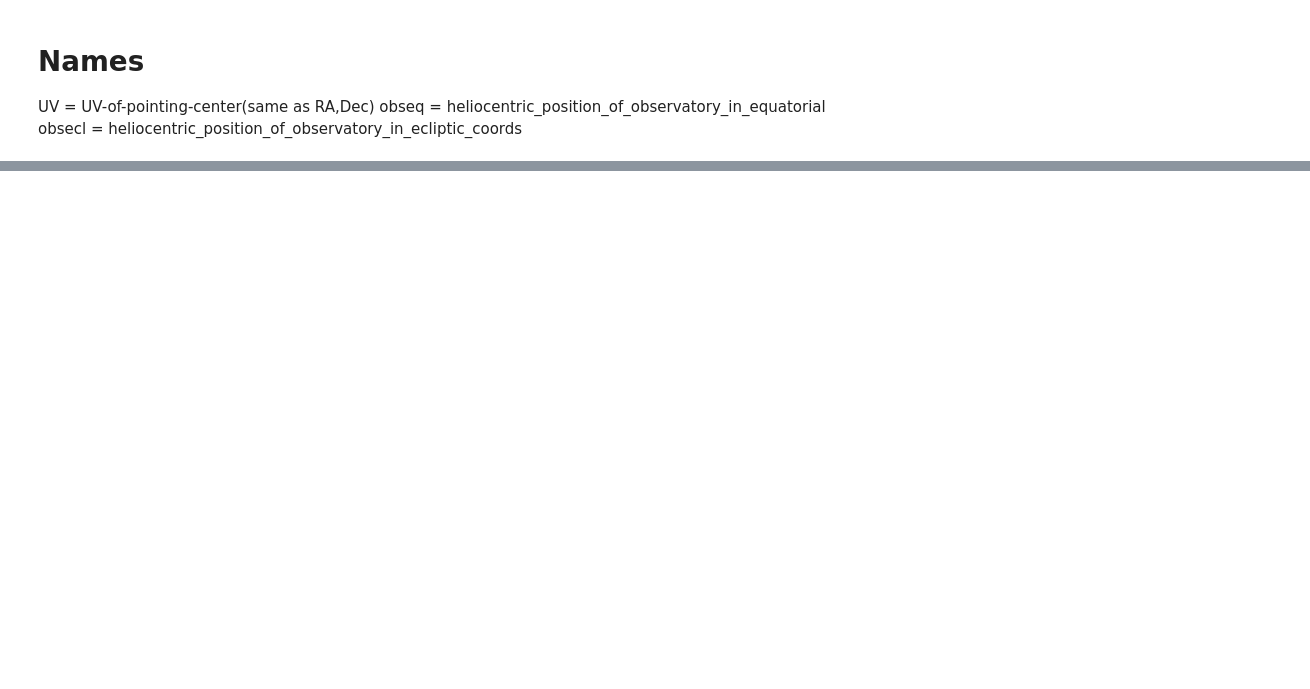
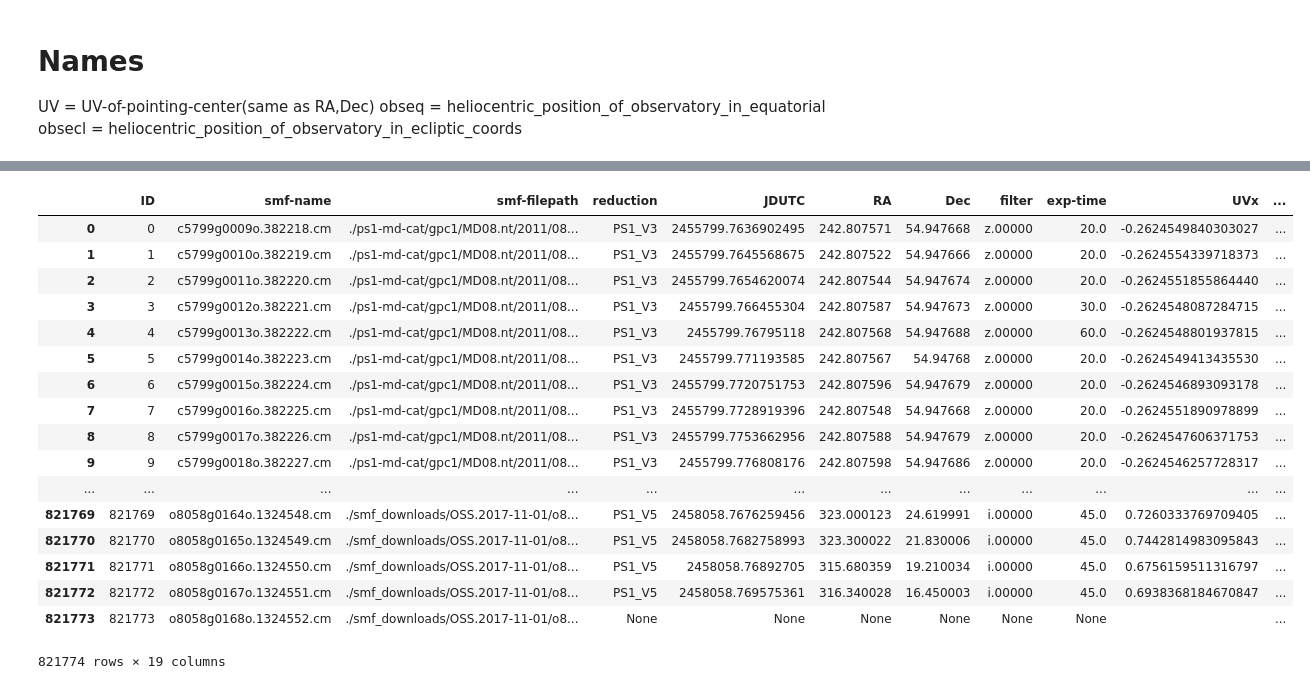
Before and after one commit to Alexandros101/Irregular-Satellites, a Jupyter notebook: readtable.ipynb, the cells around one changed output, grey strips where cells are left out. Cells and saved outputs as stored; diff of their text form; code cells hidden in the pictures; blank space fills up the shorter version.

```diff
--- a/readtable.ipynb
+++ b/readtable.ipynb
@@ -20,0 +24,12 @@ df.head()
+# %%
+import numpy as np
+def test(row):
+    try:
+        if float(row['RA']) > 100:
+            return True
+        else:
+            return False
+    except:
+        return np.nan
+
+df['RA>100'] = df.apply(test, axis=1)
@@ -20,0 +43,21 @@ df.head()
+# %%
+df
+# %% [output]
+|  | ID | smf-name | smf-filepath | reduction | JDUTC | RA | Dec | filter | exp-time | UVx | ... |
+| 0 | 0 | c5799g0009o.382218.cm | ./ps1-md-cat/gpc1/MD08.nt/2011/08... | PS1_V3 | 2455799.7636902495 | 242.807571 | 54.947668 | z.00000 | 20.0 | -0.2624549840303027 | ... |
+| 1 | 1 | c5799g0010o.382219.cm | ./ps1-md-cat/gpc1/MD08.nt/2011/08... | PS1_V3 | 2455799.7645568675 | 242.807522 | 54.947666 | z.00000 | 20.0 | -0.2624554339718373 | ... |
+| 2 | 2 | c5799g0011o.382220.cm | ./ps1-md-cat/gpc1/MD08.nt/2011/08... | PS1_V3 | 2455799.7654620074 | 242.807544 | 54.947674 | z.00000 | 20.0 | -0.2624551855864440 | ... |
+| 3 | 3 | c5799g0012o.382221.cm | ./ps1-md-cat/gpc1/MD08.nt/2011/08... | PS1_V3 | 2455799.766455304 | 242.807587 | 54.947673 | z.00000 | 30.0 | -0.2624548087284715 | ... |
+| 4 | 4 | c5799g0013o.382222.cm | ./ps1-md-cat/gpc1/MD08.nt/2011/08... | PS1_V3 | 2455799.76795118 | 242.807568 | 54.947688 | z.00000 | 60.0 | -0.2624548801937815 | ... |
+| 5 | 5 | c5799g0014o.382223.cm | ./ps1-md-cat/gpc1/MD08.nt/2011/08... | PS1_V3 | 2455799.771193585 | 242.807567 | 54.94768 | z.00000 | 20.0 | -0.2624549413435530 | ... |
+| 6 | 6 | c5799g0015o.382224.cm | ./ps1-md-cat/gpc1/MD08.nt/2011/08... | PS1_V3 | 2455799.7720751753 | 242.807596 | 54.947679 | z.00000 | 20.0 | -0.2624546893093178 | ... |
+| 7 | 7 | c5799g0016o.382225.cm | ./ps1-md-cat/gpc1/MD08.nt/2011/08... | PS1_V3 | 2455799.7728919396 | 242.807548 | 54.947668 | z.00000 | 20.0 | -0.2624551890978899 | ... |
+| 8 | 8 | c5799g0017o.382226.cm | ./ps1-md-cat/gpc1/MD08.nt/2011/08... | PS1_V3 | 2455799.7753662956 | 242.807588 | 54.947679 | z.00000 | 20.0 | -0.2624547606371753 | ... |
+| 9 | 9 | c5799g0018o.382227.cm | ./ps1-md-cat/gpc1/MD08.nt/2011/08... | PS1_V3 | 2455799.776808176 | 242.807598 | 54.947686 | z.00000 | 20.0 | -0.2624546257728317 | ... |
+| ... | ... | ... | ... | ... | ... | ... | ... | ... | ... | ... | ... |
+| 821769 | 821769 | o8058g0164o.1324548.cm | ./smf_downloads/OSS.2017-11-01/o8... | PS1_V5 | 2458058.7676259456 | 323.000123 | 24.619991 | i.00000 | 45.0 | 0.7260333769709405 | ... |
+| 821770 | 821770 | o8058g0165o.1324549.cm | ./smf_downloads/OSS.2017-11-01/o8... | PS1_V5 | 2458058.7682758993 | 323.300022 | 21.830006 | i.00000 | 45.0 | 0.7442814983095843 | ... |
+| 821771 | 821771 | o8058g0166o.1324550.cm | ./smf_downloads/OSS.2017-11-01/o8... | PS1_V5 | 2458058.76892705 | 315.680359 | 19.210034 | i.00000 | 45.0 | 0.6756159511316797 | ... |
+| 821772 | 821772 | o8058g0167o.1324551.cm | ./smf_downloads/OSS.2017-11-01/o8... | PS1_V5 | 2458058.769575361 | 316.340028 | 16.450003 | i.00000 | 45.0 | 0.6938368184670847 | ... |
+| 821773 | 821773 | o8058g0168o.1324552.cm | ./smf_downloads/OSS.2017-11-01/o8... | None | None | None | None | None | None |  | ... |
+821774 rows × 19 columns
```
Also changed, not shown: parts of 3 cells of this notebook, 1 other file.
